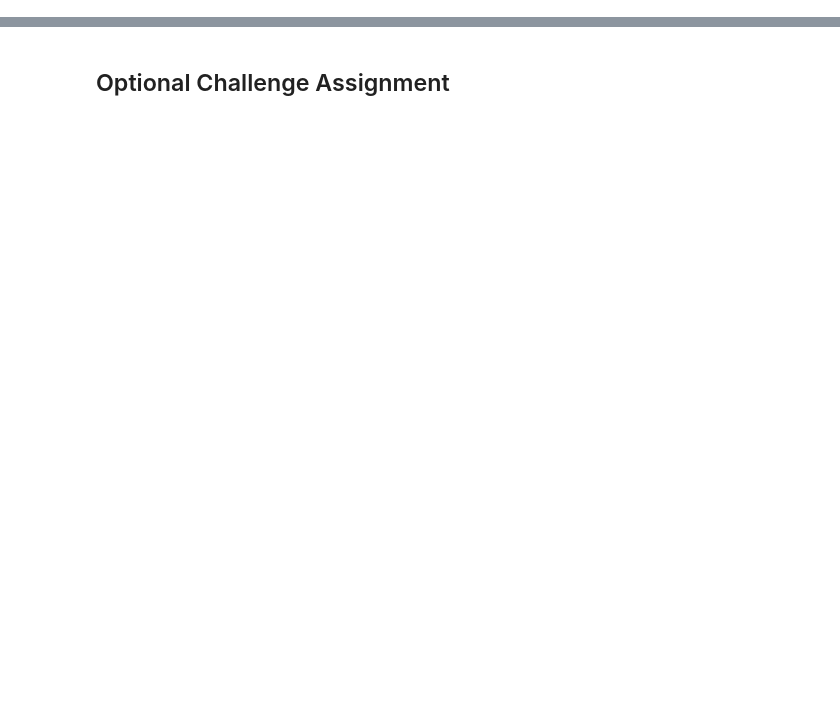
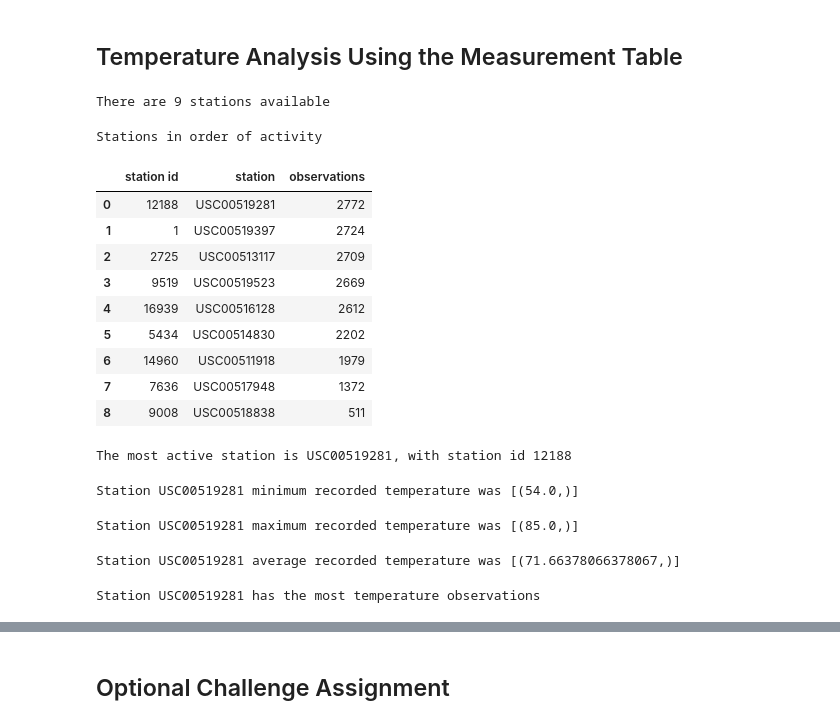
Before and after one commit to jamie-miller-rva/SQLAlchemy-Data-Storage-and-Retrieval, a Jupyter notebook: SQLAlchemy-Data-Storage-and-Retrieval.ipynb, the cells around one changed output, grey strips where cells are left out. Drawn from its saved outputs; the diff is of its cells as text; code cells hidden in the pictures; blank space fills up the shorter version.

Commit message:
Jupyter Notebook for Hawaii Climate Analysis

```diff
--- a/SQLAlchemy-Data-Storage-and-Retrieval.ipynb
+++ b/SQLAlchemy-Data-Storage-and-Retrieval.ipynb
@@ -158,0 +207,71 @@ print(calc_temps('2012-02-28', '2012-03-05'))
+# %% [markdown]
+## Temperature Analysis Using the Measurement Table
+# %%
+# Design a query to show how many stations are available in this dataset?
+station_query = session.query(Measurement.station).distinct().count()
+print(f'There are {station_query} stations available')
+# %% [output]
+There are 9 stations available
+# %%
+# What are the most active stations? (i.e. what stations have the most rows)?
+# List the stations and the counts in descending order.
+station_count_query = session.query(Measurement.id, Measurement.station, func.count(Measurement.id)).\
+    group_by(Measurement.station).\
+    order_by(func.count(Measurement.id).desc()).all()
+
+station_count_query_df = pd.DataFrame(station_count_query, columns=['station id', 'station','observations'])
+print(f'Stations in order of activity')
+station_count_query_df
+# %% [output]
+Stations in order of activity
+|  | station id | station | observations |
+| 0 | 12188 | USC00519281 | 2772 |
+| 1 | 1 | USC00519397 | 2724 |
+| 2 | 2725 | USC00513117 | 2709 |
+| 3 | 9519 | USC00519523 | 2669 |
+| 4 | 16939 | USC00516128 | 2612 |
+| 5 | 5434 | USC00514830 | 2202 |
+| 6 | 14960 | USC00511918 | 1979 |
+| 7 | 7636 | USC00517948 | 1372 |
+| 8 | 9008 | USC00518838 | 511 |
+# %%
+# Station USC00519281 - id 12188 was the most "active" with 2772 rows
+most_active_station_id = station_count_query[0][0]
+most_active_station = station_count_query[0][1]
+print(f'The most active station is {most_active_station}, with station id {most_active_station_id }')
+# %% [output]
+The most active station is USC00519281, with station id 12188
+# %%
+# calculate the lowest temperature recorded for station USC00519281 station id 12188,
+
+station_USC00519281_min = session.query(func.min(Measurement.tobs)).\
+    filter(Measurement.station == 'USC00519281').all()
+
+print(f'Station USC00519281 minimum recorded temperature was {station_USC00519281_min}')
+# %% [output]
+Station USC00519281 minimum recorded temperature was [(54.0,)]
+# %%
+# calculate the highest temperature recorded for station USC00519281
+station_USC00519281_max = session.query(func.max(Measurement.tobs)).\
+    filter(Measurement.station == 'USC00519281').all()
+
+print(f'Station USC00519281 maximum recorded temperature was {station_USC00519281_max}')
+# %% [output]
+Station USC00519281 maximum recorded temperature was [(85.0,)]
+# %%
+# Calculate the avergae temperatur recorded for station USC00519281
+station_USC00519281_avg = session.query(func.avg(Measurement.tobs)).\
+    filter(Measurement.station == 'USC00519281').all()
+print(f'Station USC00519281 average recorded temperature was {station_USC00519281_avg}')
+# %% [output]
+Station USC00519281 average recorded temperature was [(71.66378066378067,)]
+# %%
+# Choose the station with the highest number of temperature observations.
+most_temperature_obs = session.query(Measurement.station, Measurement.id, func.count(Measurement.tobs)).\
+    group_by(Measurement.station).\
+    order_by(func.count(Measurement.tobs).desc()).first()
+
+station_most_temp_obs = most_temperature_obs[0]
+print(f'Station {station_most_temp_obs} has the most temperature observations')
+# %% [output]
+Station USC00519281 has the most temperature observations
```
Also changed, not shown: parts of 67 cells of this notebook.
